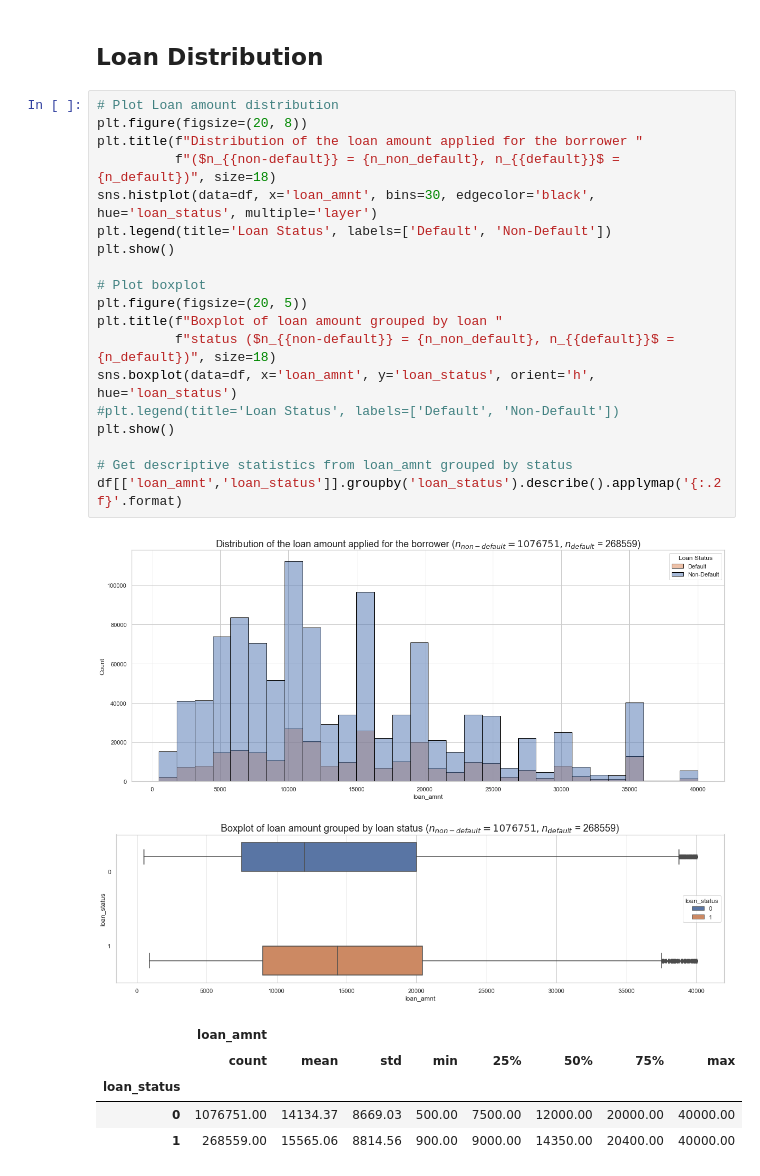
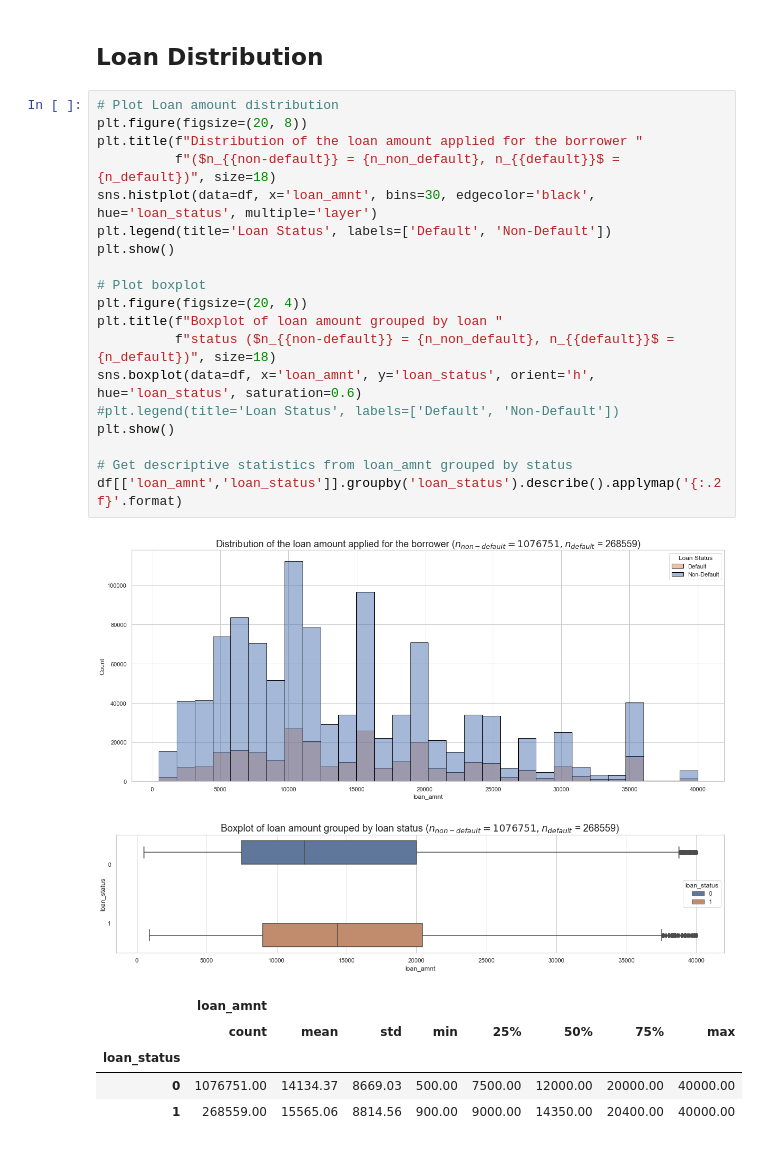
Before and after one commit to negralessio/advanced-ml-final-project, a Jupyter notebook: notebooks/eda.ipynb, the cells around one changed output. Cells and saved outputs as stored; diff of their text form.

Commit message:
Minor changes in the plot settings

```diff
--- a/notebooks/eda.ipynb
+++ b/notebooks/eda.ipynb
@@ -41,25 +41,25 @@ Name: loan_status, dtype: int64
 # %%
 # Plot Loan amount distribution
 plt.figure(figsize=(20, 8))
 plt.title(f"Distribution of the loan amount applied for the borrower "
           f"($n_{{non-default}} = {n_non_default}, n_{{default}}$ = {n_default})", size=18)
 sns.histplot(data=df, x='loan_amnt', bins=30, edgecolor='black', hue='loan_status', multiple='layer')
 plt.legend(title='Loan Status', labels=['Default', 'Non-Default'])
 plt.show()
 
 # Plot boxplot
-plt.figure(figsize=(20, 5))
+plt.figure(figsize=(20, 4))
 plt.title(f"Boxplot of loan amount grouped by loan "
           f"status ($n_{{non-default}} = {n_non_default}, n_{{default}}$ = {n_default})", size=18)
-sns.boxplot(data=df, x='loan_amnt', y='loan_status', orient='h', hue='loan_status')
+sns.boxplot(data=df, x='loan_amnt', y='loan_status', orient='h', hue='loan_status', saturation=0.6)
 #plt.legend(title='Loan Status', labels=['Default', 'Non-Default'])
 plt.show()
 
 # Get descriptive statistics from loan_amnt grouped by status
 df[['loan_amnt','loan_status']].groupby('loan_status').describe().applymap('{:.2f}'.format)
 # %% [output]
 [figure]
-[figure, old version]
+[figure, new version]
 |  | loan_amnt |  |  |  |  |  |  |  |
 |  | count | mean | std | min | 25% | 50% | 75% | max |
 | loan_status |  |  |  |  |  |  |  |  |
```
